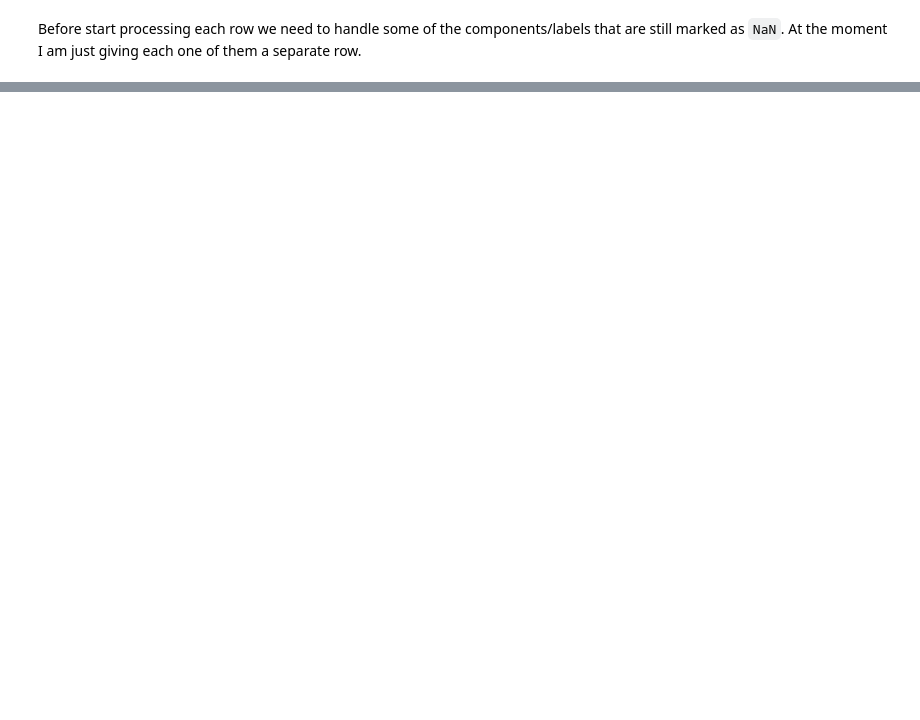
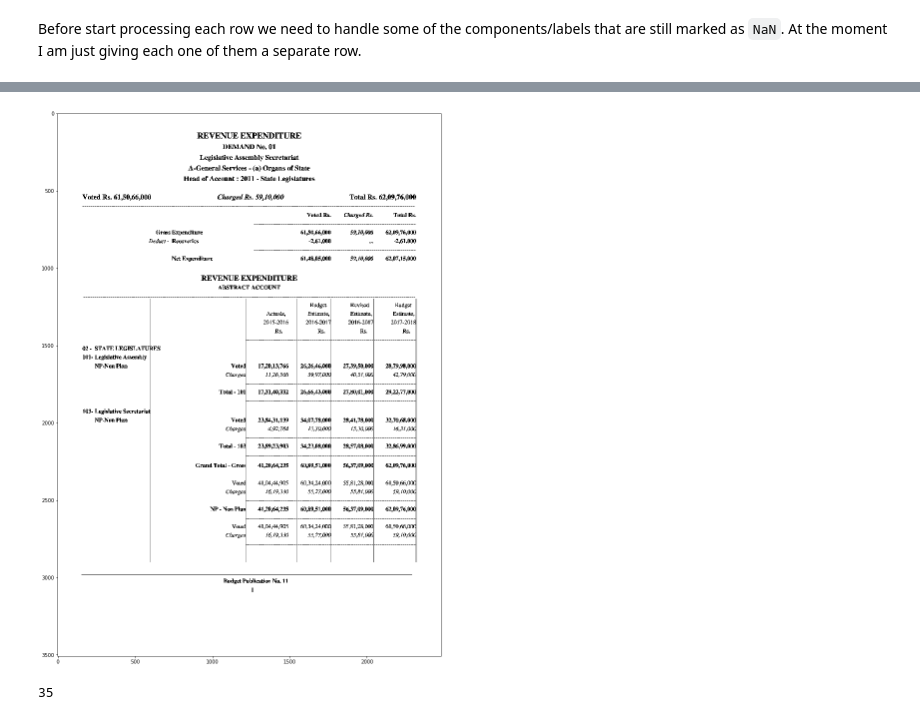
Before and after one commit to cbgaindia/parsers, a Jupyter notebook: research/PDF to CSV Block Method Pipeline.ipynb, the cells around one changed output, grey strips where cells are left out. Cells and saved outputs as stored; diff of their text form; code cells hidden in the pictures; blank space fills up the shorter version.

```diff
--- a/research/PDF to CSV Block Method Pipeline.ipynb
+++ b/research/PDF to CSV Block Method Pipeline.ipynb
@@ -456,0 +515,8 @@ See the caveats in the documentation: http://pandas.pydata.org/pandas-docs/stabl
+# %%
+plot_vertical_lines([600, 1217, 1549, 1768, 2043, 2318], img_page, 1200, 2900)
+# %% [output]
+[figure, added]
+# %%
+(img_page[1000:, 600] < 255).sum()
+# %% [output]
+35
```
Also changed, not shown: parts of 18 cells of this notebook.
